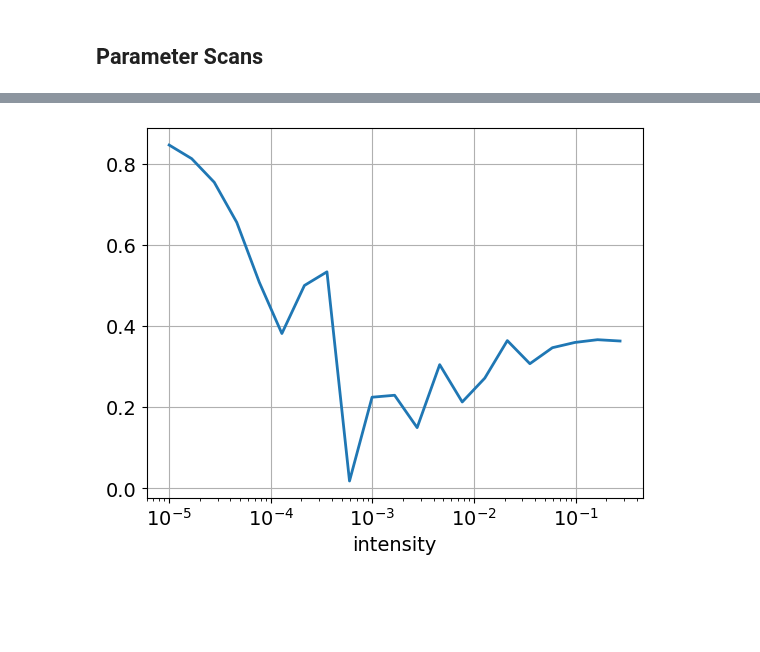
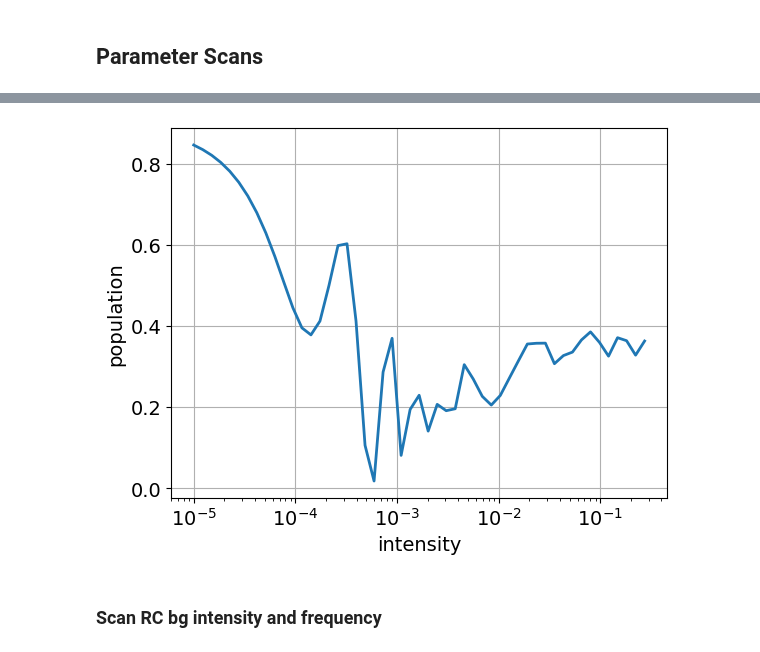
Before and after one commit to ograsdijk/centrex-state-prep, a Jupyter notebook: examples/SPA/Experimental verification/SPA1 - parameter scans with SPA and RC background.ipynb, the cells around one changed output, grey strips where cells are left out. Cells and saved outputs as stored; diff of their text form; code cells hidden in the pictures; blank space fills up the shorter version.

Commit message:
update parameter scans and simulator code

```diff
--- a/examples/SPA/Experimental verification/SPA1 - parameter scans with SPA and RC background.ipynb
+++ b/examples/SPA/Experimental verification/SPA1 - parameter scans with SPA and RC background.ipynb
@@ -438,7 +447,7 @@ intensity = GaussianBeam(
 # %% [markdown]
 #### Define MicrowaveField
 # %%
-mf01 = MicrowaveField(0, 1, intensity, pol, muW_freq, hamiltonian.QN)
+mf01 = MicrowaveField(0, 1, intensity_01, pol, muW_freq, hamiltonian.QN)
 # %% [markdown]
 ### J = 0 to 1 background field
 Defining a field that has uniform intensity everywhere to represent microwaves randomly scattering of the vacuum chamber, windows etc
@@ -452,16 +461,16 @@ P_R = lambda R: p.vector
 
 pol_bg = Polarization(P_R)
 
-# Define a Gaussian intensity profile
+# Define a background intensity profile
 lims = [
     (-1, 1),
     (-1, 1),
     (-1, 1),
 ]
-intensity_bg = BackgroundField(lims, intensity=mf01.intensity.I_R(R0) / 100)
+intensity_01_bg = BackgroundField(lims, intensity=mf01.intensity.I_R(R0) / 100)
 
 mf01_bg = MicrowaveField(
-    0, 1, intensity_bg, pol_bg, muW_freq, hamiltonian.QN, background_field=True
+    0, 1, intensity_01_bg, pol_bg, muW_freq, hamiltonian.QN, background_field=True
 )
 # %% [markdown]
 ### RC background field
@@ -498,23 +507,23 @@ mf12_rc_bg = MicrowaveField(
 mf01.intensity.sigma = utils.rabi.fwhm_to_sigma(mu_fwhm.si.value)
 
 ## Frequency
-freq = calculate_transition_frequency(
+freq_main = calculate_transition_frequency(
     state1, state2, hamiltonian.H_R(R0), hamiltonian.QN
 )
 detuning = 0e6
-mf01.set_frequency(freq + detuning)
-mf01_bg.set_frequency(freq + detuning)
+mf01.set_frequency(freq_main + detuning)
+mf01_bg.set_frequency(freq_main + detuning)
 mf01.set_position(R0)
 
 ## Power
 mf01.set_power(2e-4)
 mf01_bg.intensity.intensity = mf01.intensity.I_R(R0) / 100
-mf12_rc_bg.intensity.intensity = mf01.intensity.I_R(R0) / 100
+mf12_rc_bg.intensity.intensity = 1e-3
 mf12_rc_bg.set_frequency(
     calculate_transition_frequency(
         J1_singlet,
         J2_singlet,
-        hamiltonian.H_R(np.array((0.0, 0.0, 0.0254 * 1.125))),
+        hamiltonian.H_R(np.array((0.0, 0.0, z_start.si.value))),
         hamiltonian.QN,
     )
 )
@@ -634,9 +664,16 @@ def run_simulation(
 # %%
-background_intensity = np.logspace(-5, np.log10(mf01.intensity.I_R(R0)), 21)
+background_intensity = np.logspace(-5, np.log10(mf01.intensity.I_R(R0)), 51)
 
 res = Parallel(n_jobs=nr_cores, verbose=1)(
     delayed(run_simulation)(
-        intensity=intens, detuning=0.0, initial_state_idx=0, target_state=J1_singlet
+        power_spa1=2e-4,
+        intensity_spa1_bg_fraction=1 / 100,
+        intensity_rc_bg=intens,
+        detuning_spa1=0.0,
+        detuning_rc_bg=0.0,
+        v_forward=184.0,
+        initial_state_idx=0,
+        target_state=J1_singlet,
     )
     for intens in background_intensity
 )
@@ -648,9 +696,12 @@ bg_power_scan = np.array(res).copy()
 # %%
 fig, ax = plt.subplots()
-ax.plot(background_intensity, bg_power_scan[:, 3], lw=2)
+ax.plot(background_intensity, bg_power_scan[:, -1], lw=2)
 ax.set_xscale("log")
 ax.set_xlabel("intensity")
+ax.set_ylabel("population")
 ax.grid()
 # %% [output]
-[figure, old version]
+[figure, new version]
+# %% [markdown]
+### Scan RC bg intensity and frequency
 # %%
```
Also changed, not shown: parts of 29 cells of this notebook, 1 other file.
